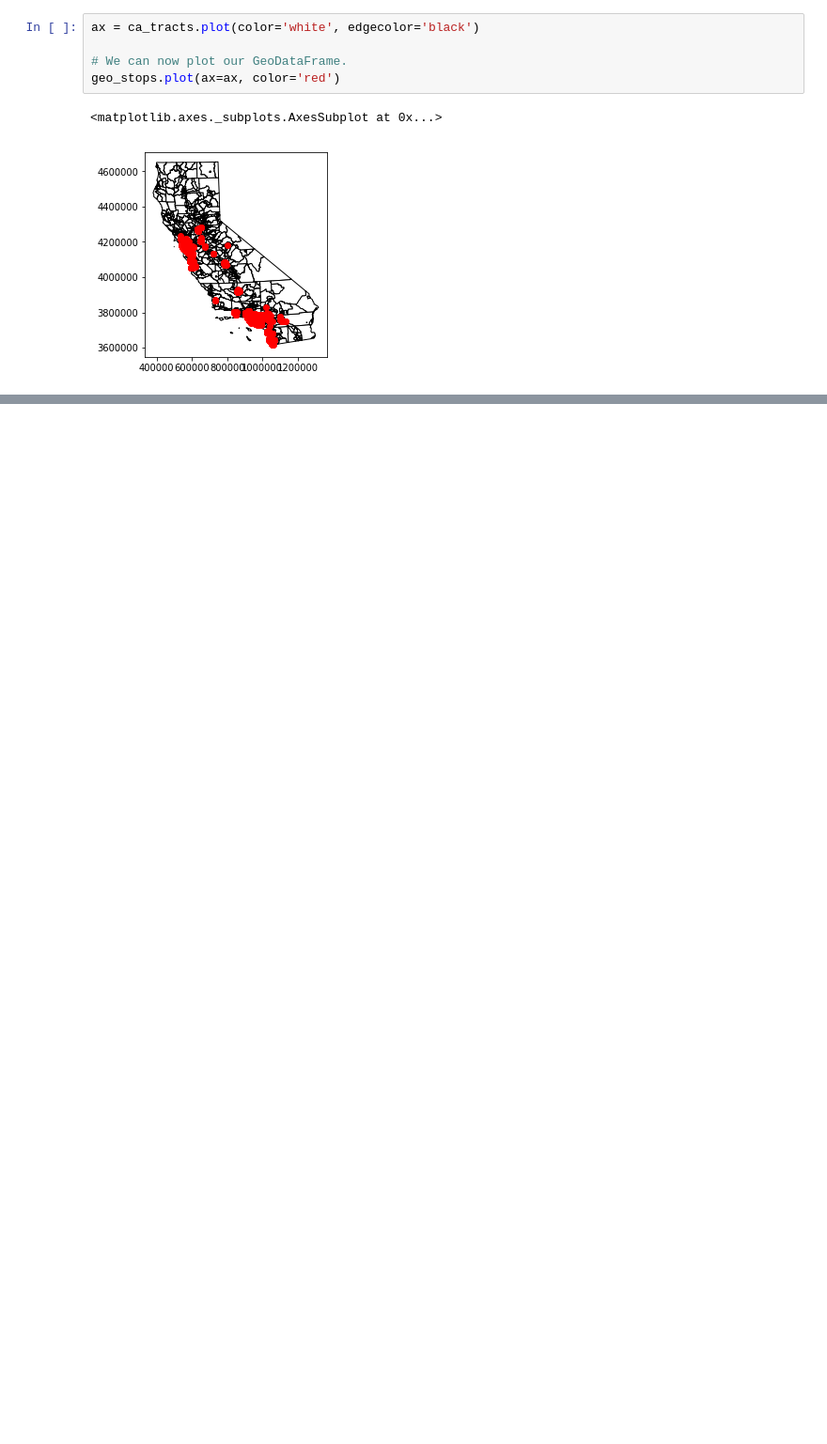
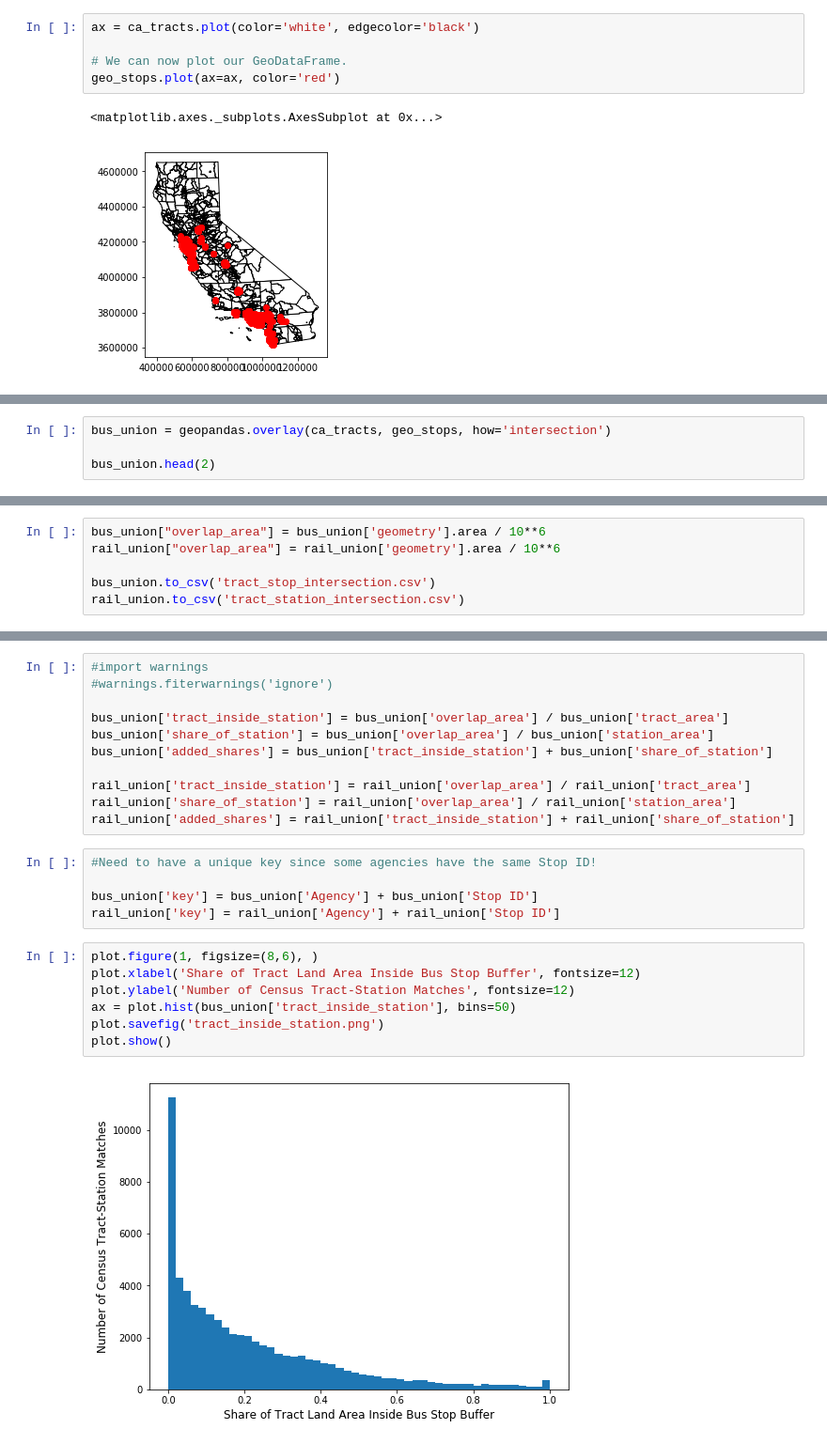
Before and after one commit to jarednolan/Upzoning, a Jupyter notebook: Tract_geo_analysis.ipynb, the cells around one changed output, grey strips where cells are left out. Shown: that part at 94% size. Drawn from its saved outputs; the diff is of its cells as text; blank space fills up the shorter version.

```diff
--- a/Tract_geo_analysis.ipynb
+++ b/Tract_geo_analysis.ipynb
@@ -283,0 +170,4 @@ geo_stops[geo_stops['Stop ID']=='2452032'].plot(ax=base,color='none', edgecolor=
+# %%
+bus_union = geopandas.overlay(ca_tracts, geo_stops, how='intersection')
+
+bus_union.head(2)
@@ -283,0 +189,6 @@ geo_stops[geo_stops['Stop ID']=='2452032'].plot(ax=base,color='none', edgecolor=
+# %%
+bus_union["overlap_area"] = bus_union['geometry'].area / 10**6
+rail_union["overlap_area"] = rail_union['geometry'].area / 10**6
+
+bus_union.to_csv('tract_stop_intersection.csv')
+rail_union.to_csv('tract_station_intersection.csv')
@@ -283,0 +212,25 @@ geo_stops[geo_stops['Stop ID']=='2452032'].plot(ax=base,color='none', edgecolor=
+# %%
+#import warnings
+#warnings.fiterwarnings('ignore')
+
+bus_union['tract_inside_station'] = bus_union['overlap_area'] / bus_union['tract_area']
+bus_union['share_of_station'] = bus_union['overlap_area'] / bus_union['station_area']
+bus_union['added_shares'] = bus_union['tract_inside_station'] + bus_union['share_of_station']
+
+rail_union['tract_inside_station'] = rail_union['overlap_area'] / rail_union['tract_area']
+rail_union['share_of_station'] = rail_union['overlap_area'] / rail_union['station_area']
+rail_union['added_shares'] = rail_union['tract_inside_station'] + rail_union['share_of_station']
+# %%
+#Need to have a unique key since some agencies have the same Stop ID!
+
+bus_union['key'] = bus_union['Agency'] + bus_union['Stop ID']
+rail_union['key'] = rail_union['Agency'] + rail_union['Stop ID']
+# %%
+plot.figure(1, figsize=(8,6), )
+plot.xlabel('Share of Tract Land Area Inside Bus Stop Buffer', fontsize=12)
+plot.ylabel('Number of Census Tract-Station Matches', fontsize=12)
+ax = plot.hist(bus_union['tract_inside_station'], bins=50)
+plot.savefig('tract_inside_station.png')
+plot.show()
+# %% [output]
+[figure, added]
```
Also changed, not shown: parts of 58 cells of this notebook, 3 other files.
